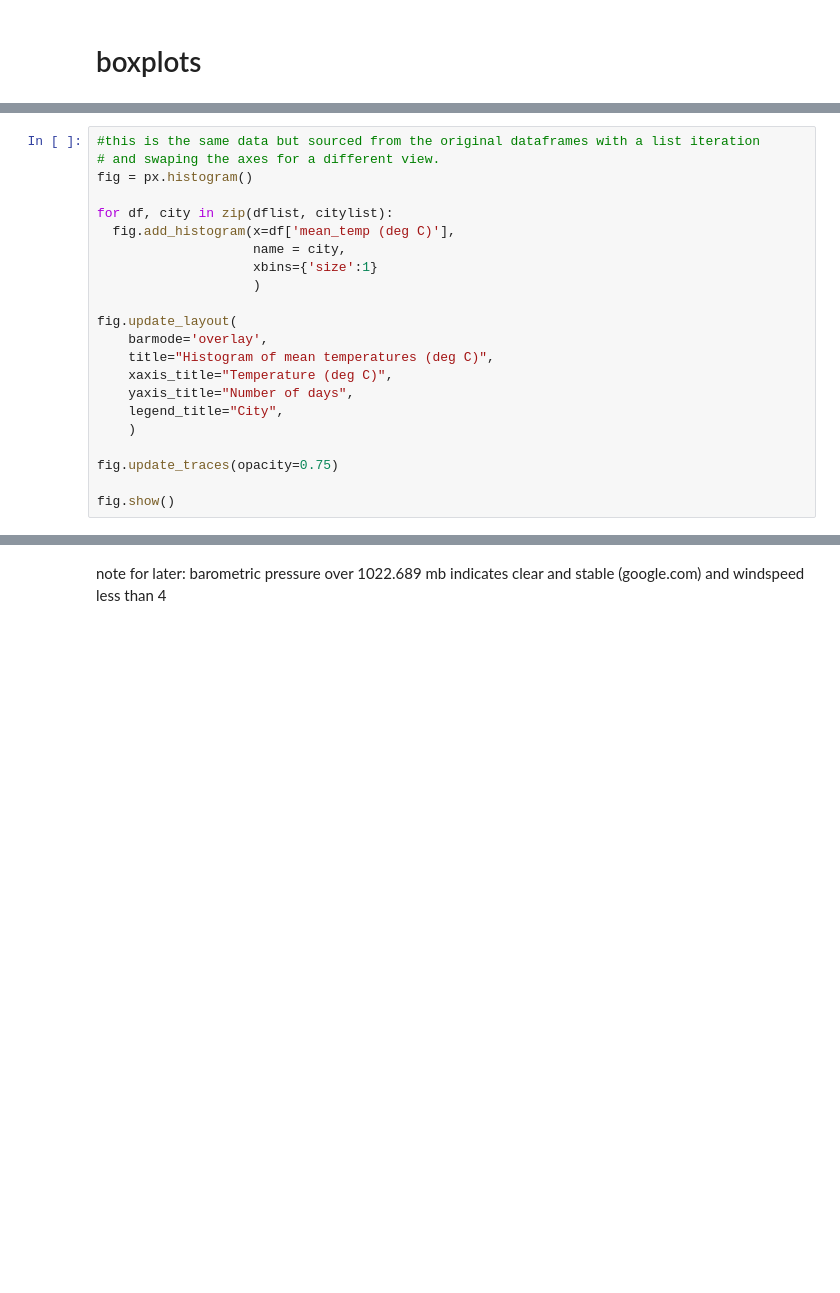
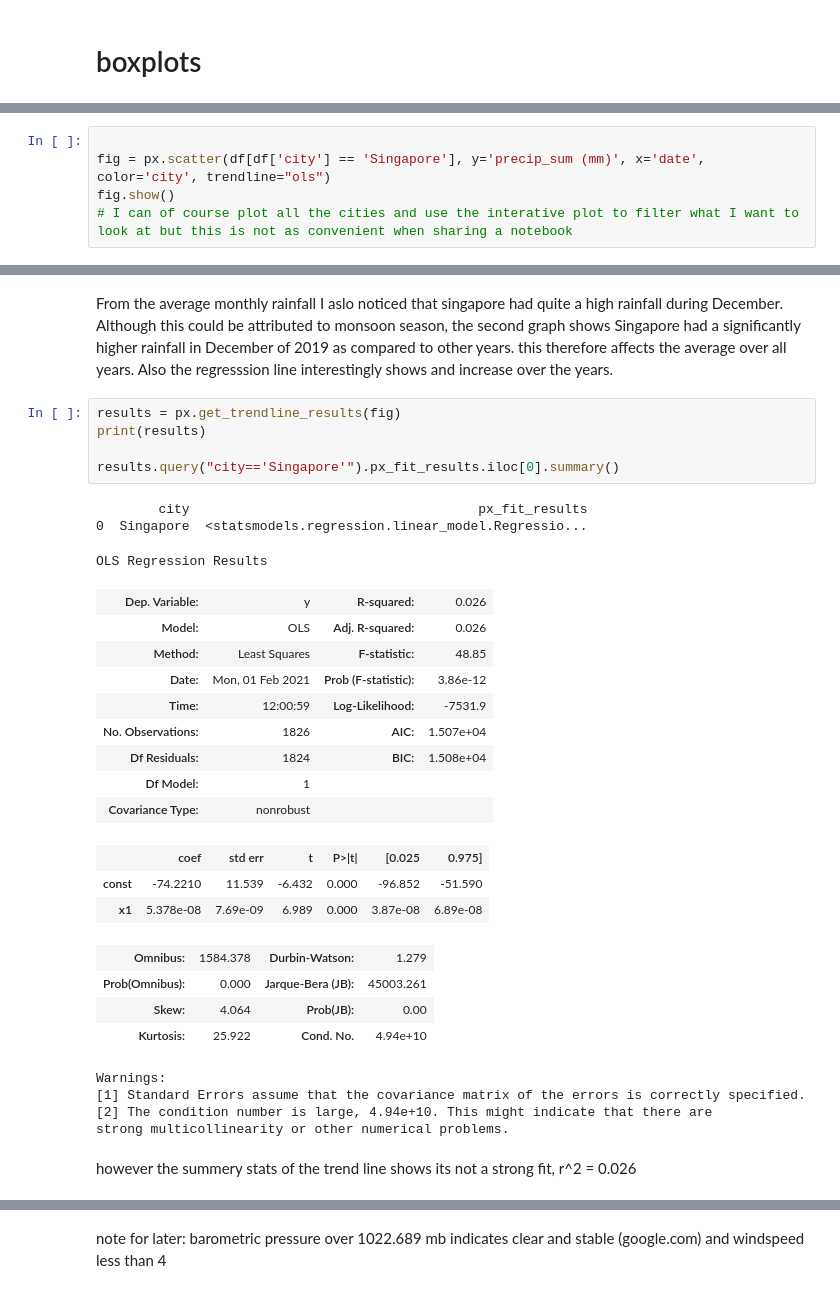
Before and after one commit to dwhew/data_science, a Jupyter notebook: weather.ipynb, the cells around one changed output, grey strips where cells are left out. Saved outputs shown, nothing was run; the diff lists cells and outputs as text; blank space fills up the shorter version.

```diff
--- a/weather.ipynb
+++ b/weather.ipynb
@@ -189,25 +176,3 @@ fig.update_layout(
 fig.update_traces(opacity=0.75)
 # %% [output]
 [interactive output not drawn]
-# %%
-#this is the same data but sourced from the original dataframes with a list iteration
-# and swaping the axes for a different view.
-fig = px.histogram()
-
-for df, city in zip(dflist, citylist):
-  fig.add_histogram(x=df['mean_temp (deg C)'],
-                    name = city,
-                    xbins={'size':1}
-                    )
-
-fig.update_layout(
-    barmode='overlay',
-    title="Histogram of mean temperatures (deg C)",
-    xaxis_title="Temperature (deg C)",
-    yaxis_title="Number of days",
-    legend_title="City",
-    )
-
-fig.update_traces(opacity=0.75)
-
-fig.show()
@@ -215,0 +240,5 @@ fig.show()
+# %%
+
+fig = px.scatter(df[df['city'] == 'Singapore'], y='precip_sum (mm)', x='date', color='city', trendline="ols")
+fig.show()
+# I can of course plot all the cities and use the interative plot to filter what I want to look at but this is not as convenient when sharing a notebook
@@ -215,0 +248,34 @@ fig.show()
+# %% [markdown]
+From the average monthly rainfall I aslo noticed that singapore had quite a high rainfall during December. Although this could be attributed to monsoon season, the second graph shows Singapore had a significantly higher rainfall in December of 2019 as compared to other years. this therefore affects the average over all years.
+Also the regresssion line interestingly shows and increase over the years.
+# %%
+results = px.get_trendline_results(fig)
+print(results)
+
+results.query("city=='Singapore'").px_fit_results.iloc[0].summary()
+# %% [output]
+        city                                     px_fit_results
+0  Singapore  <statsmodels.regression.linear_model.Regressio...
+OLS Regression Results
+| Dep. Variable: | y | R-squared: | 0.026 |
+| Model: | OLS | Adj. R-squared: | 0.026 |
+| Method: | Least Squares | F-statistic: | 48.85 |
+| Date: | Mon, 01 Feb 2021 | Prob (F-statistic): | 3.86e-12 |
+| Time: | 12:00:59 | Log-Likelihood: | -7531.9 |
+| No. Observations: | 1826 | AIC: | 1.507e+04 |
+| Df Residuals: | 1824 | BIC: | 1.508e+04 |
+| Df Model: | 1 |  |  |
+| Covariance Type: | nonrobust |  |  |
+|  | coef | std err | t | P>|t| | [0.025 | 0.975] |
+| const | -74.2210 | 11.539 | -6.432 | 0.000 | -96.852 | -51.590 |
+| x1 | 5.378e-08 | 7.69e-09 | 6.989 | 0.000 | 3.87e-08 | 6.89e-08 |
+| Omnibus: | 1584.378 | Durbin-Watson: | 1.279 |
+| Prob(Omnibus): | 0.000 | Jarque-Bera (JB): | 45003.261 |
+| Skew: | 4.064 | Prob(JB): | 0.00 |
+| Kurtosis: | 25.922 | Cond. No. | 4.94e+10 |
+Warnings:
+[1] Standard Errors assume that the covariance matrix of the errors is correctly specified.
+[2] The condition number is large, 4.94e+10. This might indicate that there are
+strong multicollinearity or other numerical problems.
+# %% [markdown]
+however the summery stats of the trend line shows its not a strong fit, r^2 = 0.026
```
Also changed, not shown: parts of 42 cells of this notebook.
